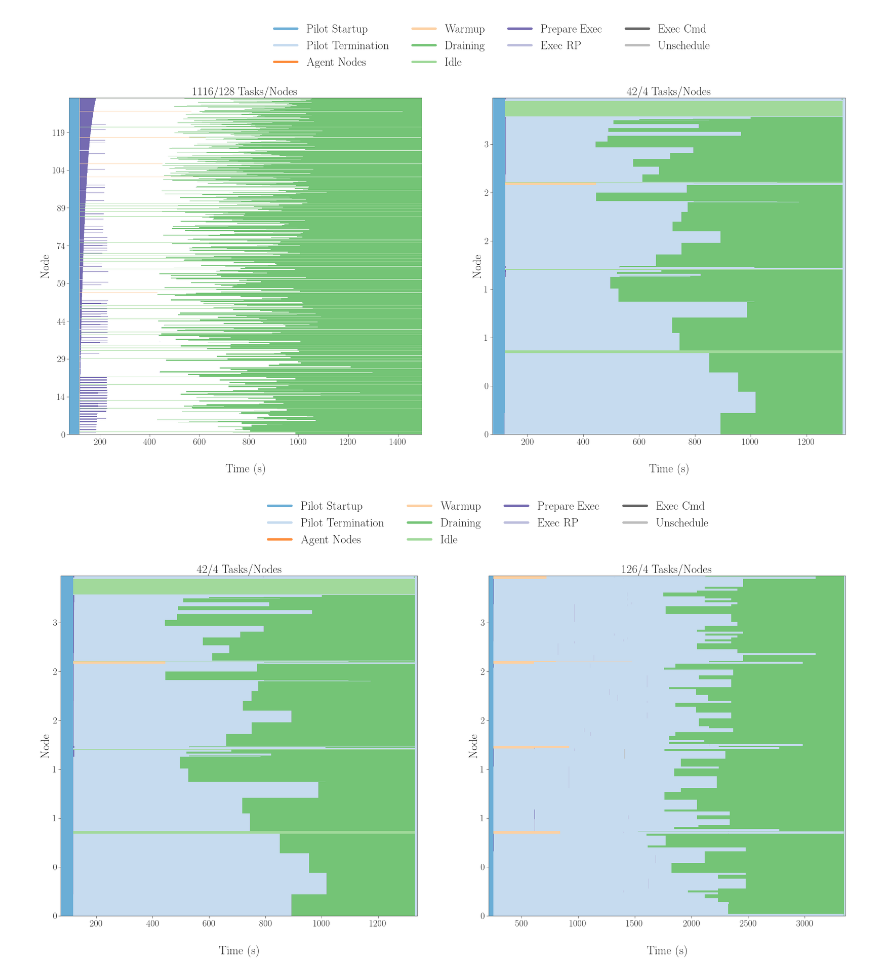
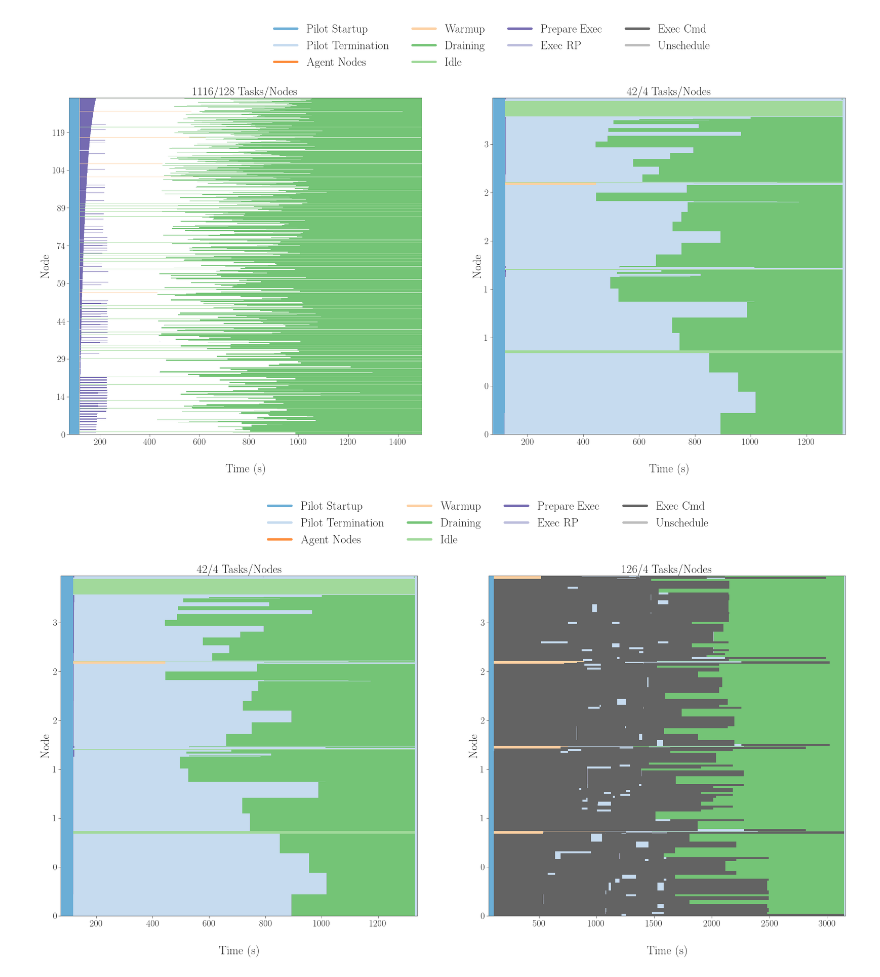
Before and after one commit to radical-experiments/summit_prrte, a Jupyter notebook: analysis/paper_ornl_2.ipynb, the cells around one changed output. Drawn from its saved outputs; the diff is of its cells as text; code cells hidden in the pictures.

```diff
--- a/analysis/paper_ornl_2.ipynb
+++ b/analysis/paper_ornl_2.ipynb
@@ -24,7 +24,8 @@ suds = [
         'rp.session.login4.mturilli1.018444.0000',
         'rp.session.login4.mturilli1.018444.0001',
         'rp.session.login4.mturilli1.018444.0003',
-        'rp.session.login4.mturilli1.018444.0004'
+        'rp.session.login4.mturilli1.018444.0004',
+        'rp.session.login4.mturilli1.018444.0005'
        ]
 sdir = '../data/raw/'
 sids = [sdir+s for s in suds]
@@ -267,7 +269,8 @@ def update_ticks(x, pos):
 # %%
 skip = ['rp.session.login4.mturilli1.018444.0001',
         'rp.session.login4.mturilli1.018444.0003',
-        'rp.session.login4.mturilli1.018444.0004']
+        'rp.session.login4.mturilli1.018444.0004',
+        'rp.session.login4.mturilli1.018444.0005']
 nsids = len(suds) - len(skip)
 
 fwidth = 36
@@ -363,7 +366,8 @@ plt.savefig('figures/ru_summit_prrte_tests.png', dpi=300, bbox_inches='tight')
 skip = ['rp.session.login3.mturilli1.018442.0011',
         'rp.session.login3.mturilli1.018442.0012',
         'rp.session.login4.mturilli1.018444.0000',
-        'rp.session.login4.mturilli1.018444.0004']
+        'rp.session.login4.mturilli1.018444.0004',
+        'rp.session.login4.mturilli1.018444.0005']
 nsids = len(suds) - len(skip)
 
 fwidth = 36
@@ -462,7 +466,8 @@ plt.savefig('figures/ru_summit_prrte_single_gen.png', dpi=300, bbox_inches='tigh
 skip = ['rp.session.login3.mturilli1.018442.0011',
         'rp.session.login3.mturilli1.018442.0012',
         'rp.session.login4.mturilli1.018444.0000',
-        'rp.session.login4.mturilli1.018444.0001']
+        'rp.session.login4.mturilli1.018444.0001',
+        'rp.session.login4.mturilli1.018444.0004']
 nsids = len(suds) - len(skip)
 
 fwidth = 36
@@ -529,31 +534,31 @@ for sid in suds:
                     x_min = min(x_min, orig_x)
                     y_min = min(y_min, orig_y)
                     x_max = max(x_max, orig_x + width)
                     y_max = max(y_max, orig_y + height)
 
                     patch = mpl.patches.Rectangle((orig_x, orig_y),
                                                   width, height,
                                                   facecolor=color,
                                                   edgecolor='black',
                                                   fill=True, lw=0.0)
                     ax.add_patch(patch)
 
     ax.set_xlim([x_min, x_max])
     ax.set_ylim([y_min, y_max])
 
     ax.set_xlabel('Time (s)', fontsize=30)
     ax.set_ylabel('Node', fontsize=30)
 
     ax.yaxis.set_major_formatter(mticker.FuncFormatter(update_ticks))
 
     i = i+1
     j = chr(ord(j) + 1)
 
 # Add legend
 ax.legend(legend, [m[0] for m in metrics_default], loc='upper center',
            bbox_to_anchor=(0, 1.25), fontsize=30, ncol=4)
 
 plt.savefig('figures/ru_summit_prrte_multi_gen.pdf', dpi=300, bbox_inches='tight')
 plt.savefig('figures/ru_summit_prrte_multi_gen.png', dpi=300, bbox_inches='tight')
 # %% [output]
-[figure, old version]
+[figure, new version]
```
Also changed, not shown: parts of 2 cells of this notebook, 6 other files.
